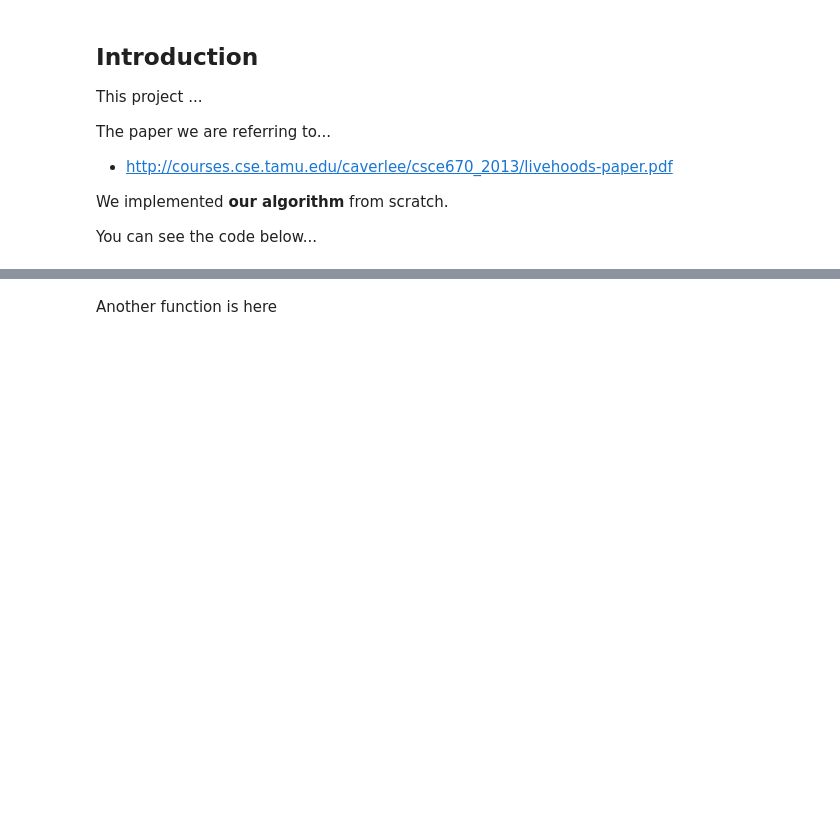
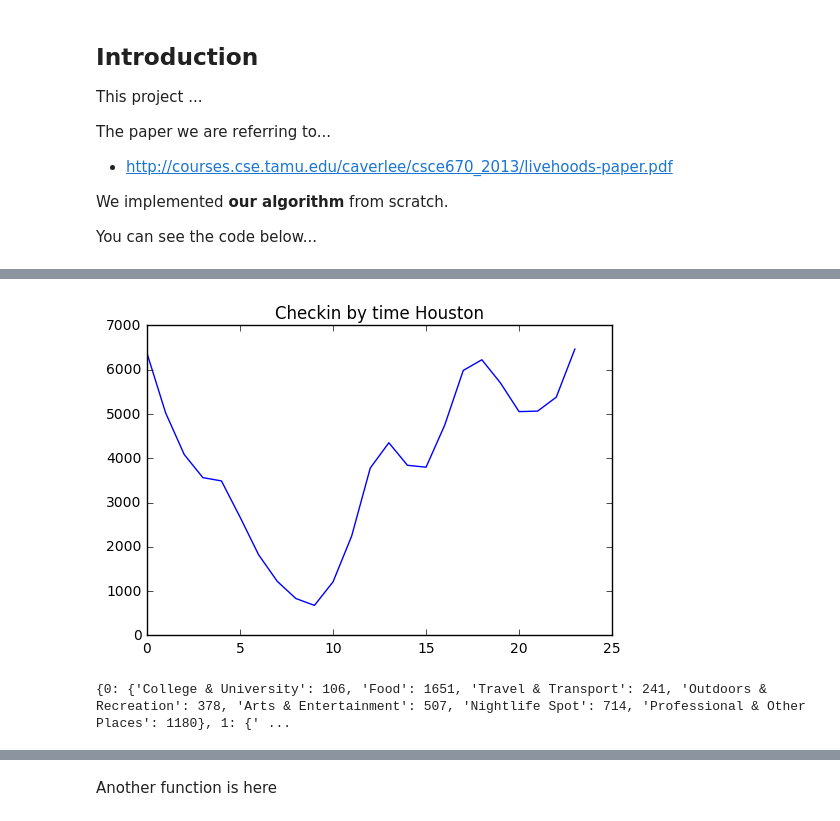
Before and after one commit to dhshin90/CSCE670-Project, a Jupyter notebook: project notebook.ipynb, the cells around one changed output, grey strips where cells are left out. Drawn from its saved outputs; the diff is of its cells as text; code cells hidden in the pictures; blank space fills up the shorter version.

```diff
--- a/project notebook.ipynb
+++ b/project notebook.ipynb
@@ -118,3 +134,18 @@ def create_histogram(filename, period):
+# %%
+houston_time=[]
+houston_checkin=[]
+def houston_strip():
+    count=0
+    for elements in houston_histogram:
+        houston_time.append(elements[0])
+        houston_checkin.append(elements[1])
+        count+=1
+houston_strip()
+plt.plot(houston_time,houston_checkin)
+plt.title("Checkin by time Houston")
+plt.show()
+# %% [output]
+[figure, added]
 # %%
 from collections import defaultdict
 
@@ -183,0 +265,27 @@ def create_pie_chart(freq, info, period):
+# %%
+def filtered_pie_chart(town_checkin):
+    ret=dict()
+    for hours, information in town_checkin.items():
+        for sub_categories, count in information.items():
+            if category_hierarchy.has_key(sub_categories):
+                high_categories=category_hierarchy[sub_categories]
+                if not ret.has_key(hours):
+                    ret[hours]={}
+                    ret[hours][high_categories] = count
+                else:
+                    if not ret[hours].has_key(high_categories):
+                        ret[hours][high_categories] = count
+                    else:
+                        ret[hours][high_categories] += count
+            else:
+                pass
+                #print sub_categories, count
+
+    return ret
+
+austin_filtered=filtered_pie_chart(austin_pie_chart)
+print austin_filtered
+
+#houston_filetered=filtered_pie_chart(houston_pie_chart)
+# %% [output]
+{0: {'College & University': 106, 'Food': 1651, 'Travel & Transport': 241, 'Outdoors & Recreation': 378, 'Arts & Entertainment': 507, 'Nightlife Spot': 714, 'Professional & Other Places': 1180}, 1: {' ...
```
Also changed, not shown: parts of 13 cells of this notebook.
